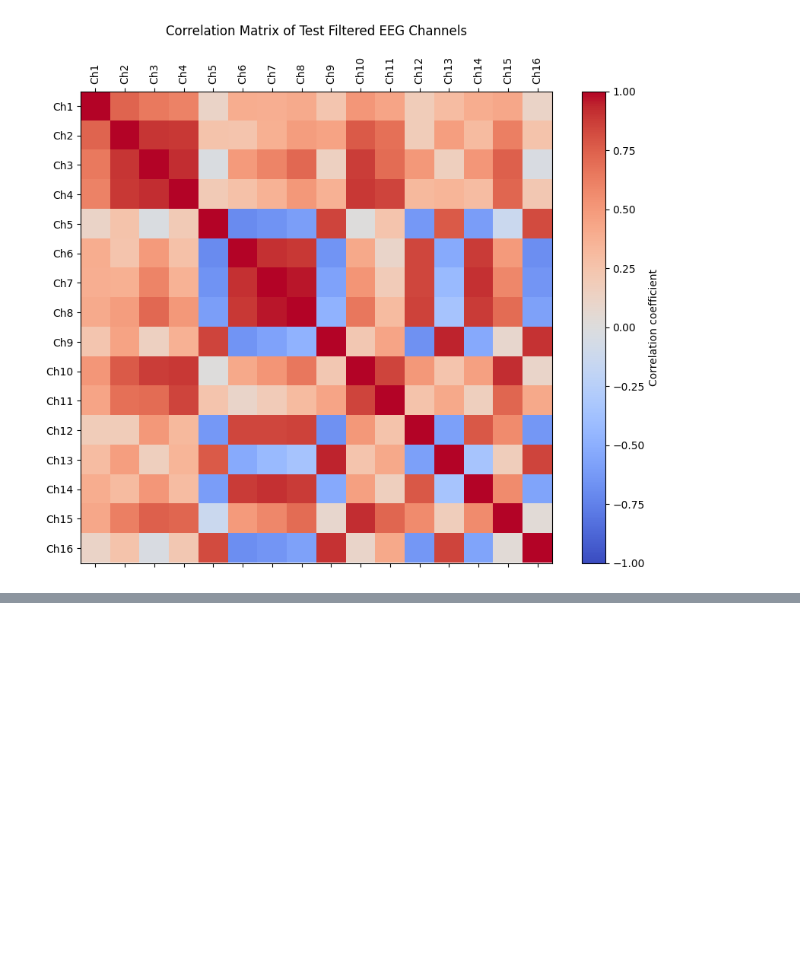
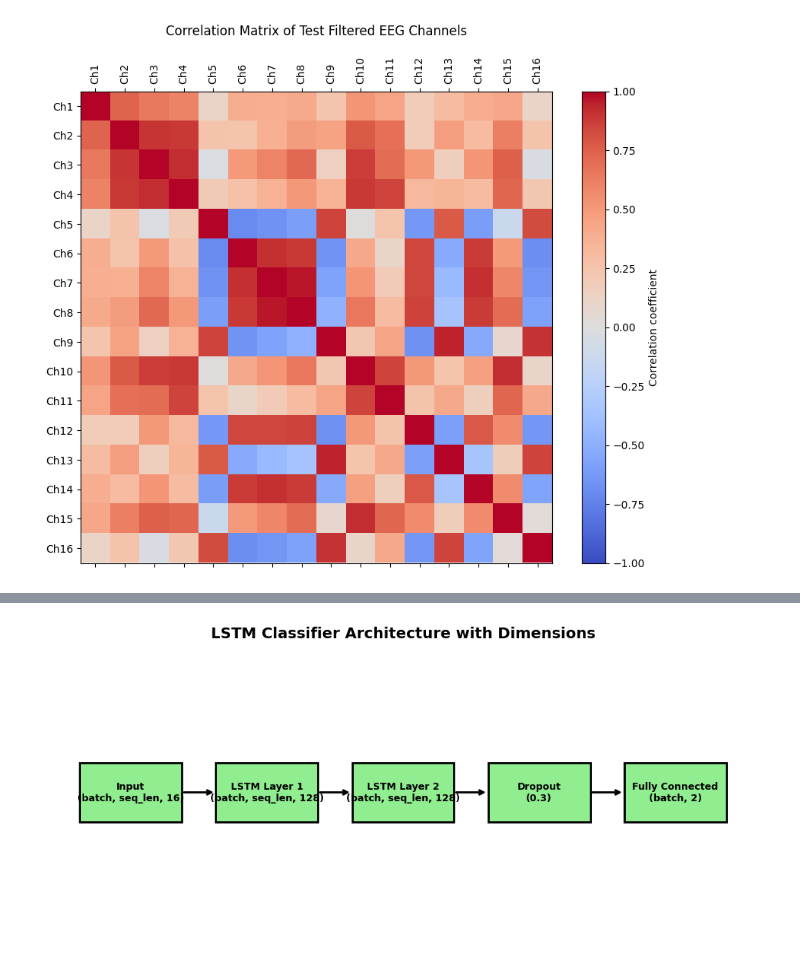
Before and after one commit to Jideco/stroke_rehab_data_analysis, a Jupyter notebook: all_channel_data_preparation_and_preprocessing.ipynb, the cells around one changed output, grey strips where cells are left out. Cells and saved outputs as stored; diff of their text form; code cells hidden in the pictures; blank space fills up the shorter version.

```diff
--- a/all_channel_data_preparation_and_preprocessing.ipynb
+++ b/all_channel_data_preparation_and_preprocessing.ipynb
@@ -483,0 +651,46 @@ Test features shape: (20480, 16, 16)
+# %%
+# Example dimensions (replace with your actual values)
+no_feature = 16
+n_hidden = 128
+n_class = 2
+
+import matplotlib.pyplot as plt
+import matplotlib.patches as patches
+
+fig, ax = plt.subplots(figsize=(12, 5))
+
+blocks = [
+    {"xy": (0.05, 0.4), "w": 0.15, "h": 0.2, "label": f"Input\n(batch, seq_len, {no_feature})"},
+    {"xy": (0.25, 0.4), "w": 0.15, "h": 0.2, "label": f"LSTM Layer 1\n(batch, seq_len, {n_hidden})"},
+    {"xy": (0.45, 0.4), "w": 0.15, "h": 0.2, "label": f"LSTM Layer 2\n(batch, seq_len, {n_hidden})"},
+    {"xy": (0.65, 0.4), "w": 0.15, "h": 0.2, "label": "Dropout\n(0.3)"},
+    {"xy": (0.85, 0.4), "w": 0.15, "h": 0.2, "label": f"Fully Connected\n(batch, {n_class})"}
+]
+
+for block in blocks:
+    rect = patches.Rectangle(block["xy"], block["w"], block["h"],
+                             linewidth=2, edgecolor='black', facecolor='lightgreen')
+    ax.add_patch(rect)
+    ax.text(block["xy"][0] + block["w"]/2, block["xy"][1] + block["h"]/2,
+            block["label"], ha="center", va="center", fontsize=9, weight="bold")
+
+for i in range(len(blocks)-1):
+    x_start = blocks[i]["xy"][0] + blocks[i]["w"]
+    x_end = blocks[i+1]["xy"][0]
+    y = blocks[i]["xy"][1] + blocks[i]["h"]/2
+    ax.annotate("", xy=(x_end, y), xytext=(x_start, y),
+                arrowprops=dict(arrowstyle="->", lw=2))
+
+ax.set_xlim(0, 1.05)
+ax.set_ylim(0, 1)
+ax.axis("off")
+
+plt.title("LSTM Classifier Architecture with Dimensions", fontsize=14, weight="bold")
+
+# ✅ Save the diagram
+plt.savefig("lstm_architecture.png", dpi=300, bbox_inches="tight")   # saves as PNG
+plt.savefig("lstm_architecture.pdf", bbox_inches="tight")            # saves as PDF (for LaTeX/papers)
+
+plt.show()
+# %% [output]
+[figure, added]
```
Also changed, not shown: parts of 11 cells of this notebook, 3 other files.
